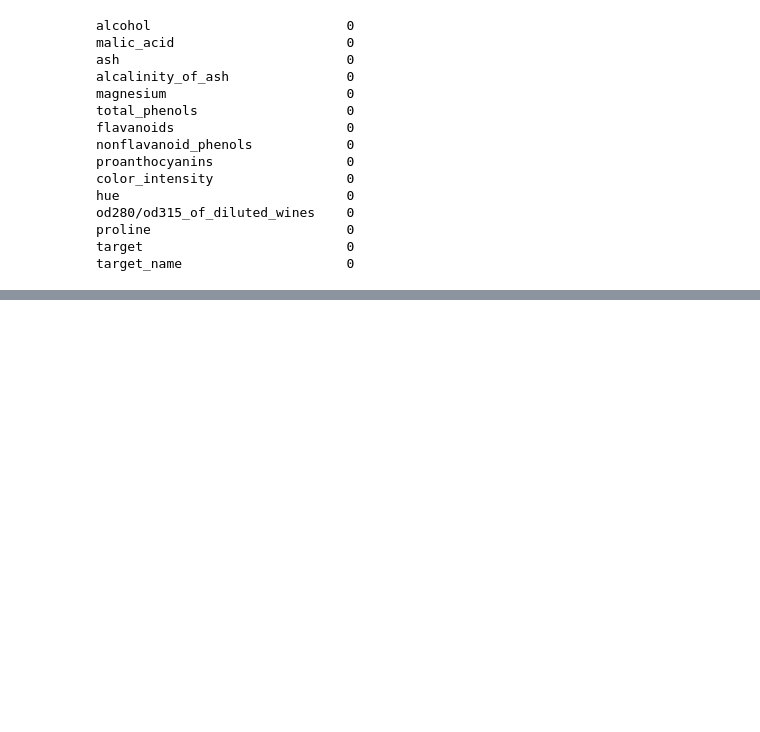
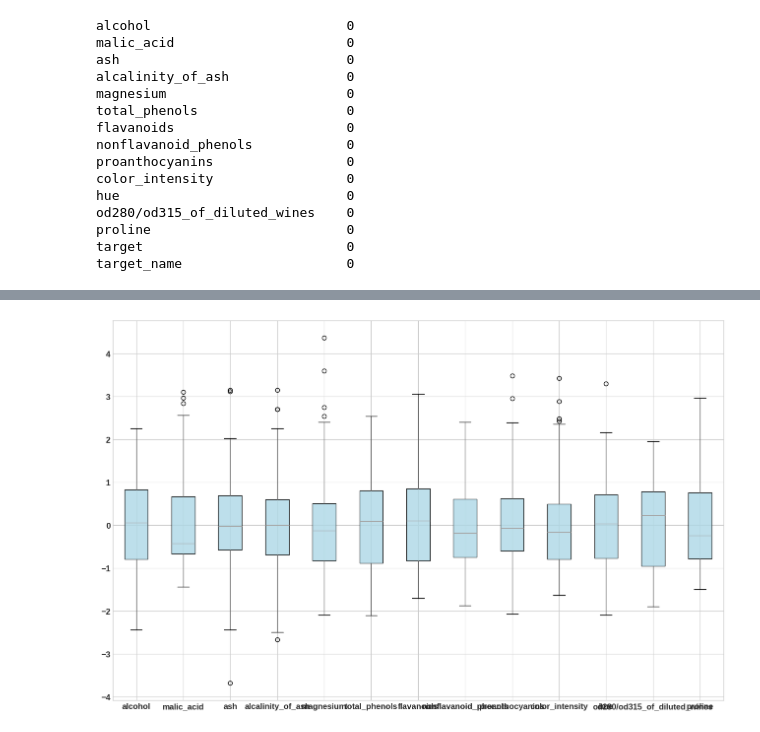
Before and after one commit to nightsky18/Aprendizaje-de-maquinas, a Jupyter notebook: Cuaderno_2_Wine.ipynb, the cells around one changed output, grey strips where cells are left out. Cells and saved outputs as stored; diff of their text form; code cells hidden in the pictures; blank space fills up the shorter version.

```diff
--- a/Cuaderno_2_Wine.ipynb
+++ b/Cuaderno_2_Wine.ipynb
@@ -164,0 +189,6 @@ plt.show()
+# %%
+from sklearn.preprocessing import StandardScaler
+
+x_scaled = pd.DataFrame(StandardScaler().fit_transform(df[wine.feature_names]),
+                        columns=wine.feature_names)
+x_scaled.head()
@@ -164,0 +202,6 @@ plt.show()
+# %%
+fig, ax= plt.subplots(figsize=(16,10))
+x_scaled.boxplot(ax= ax, vert=True,patch_artist=True, boxprops = dict(facecolor='lightblue', alpha =0.8))
+plt.show()
+# %% [output]
+[figure, added]
```
Also changed, not shown: parts of 13 cells of this notebook.
